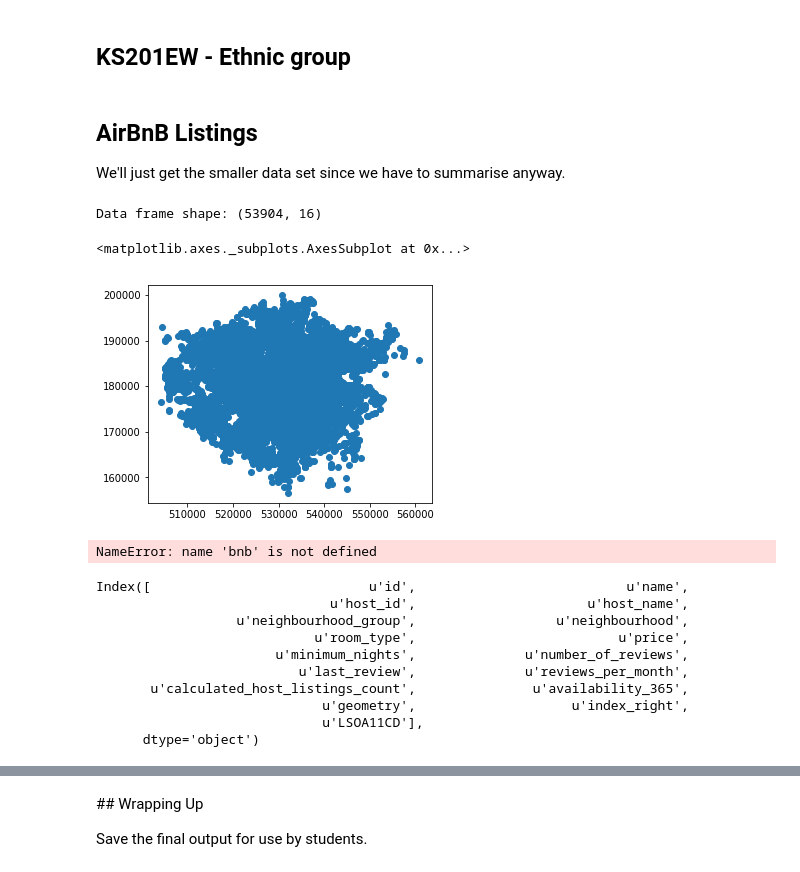
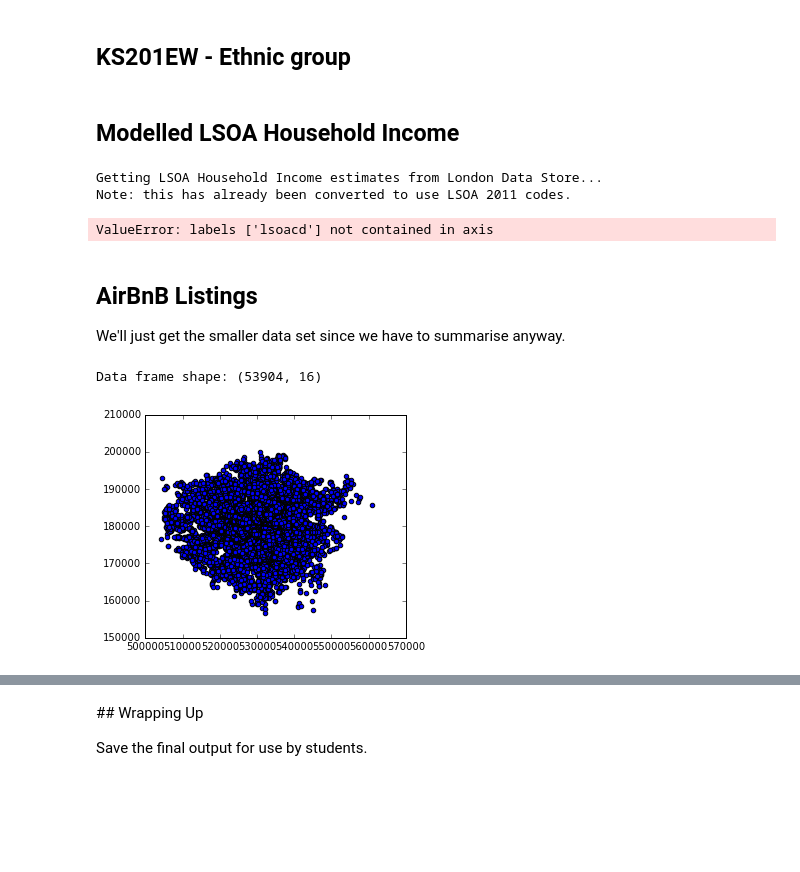
Before and after one commit to kingsgeocomp/geocomputation, a Jupyter notebook: Data Loader.ipynb, the cells around one changed output, grey strips where cells are left out. Drawn from its saved outputs; the diff is of its cells as text; code cells hidden in the pictures; blank space fills up the shorter version.

Commit message:
Have added AirBnB data and income.

```diff
--- a/Data Loader.ipynb
+++ b/Data Loader.ipynb
@@ -209,47 +211,59 @@ ethnicity.drop(['lsoanm','2011 super output area - lower layer'], axis=1, inplac
 ethnicity.sample(2)
 lsoa = pd.merge(lsoa, ethnicity, how='left', left_on='LSOA11CD', right_on='lsoacd')
 lsoa.drop(['lsoacd'], axis=1, inplace=True)
+# %% [markdown]
+## Modelled LSOA Household Income
+# %%
+print("Getting LSOA Household Income estimates from London Data Store...")
+print("Note: this has already been converted to use LSOA 2011 codes.")
+url  = ('https://files.datapress.com/london/dataset/'
+        'household-income-estimates-small-areas/'
+        'modelled-household-income-estimates-lsoa.csv')
+
+# Retrieve it
+hhi  = pd.read_csv(url)
+
+# Rename key cols
+hhi.rename(columns={'Code':'lsoacd'}, inplace=True)
+
+hhi.set_index('lsoacd', inplace=True)
+
+# And break them down into subsets
+hhi2011 = hhi.loc[:,['Median 2011/12']]
+hhi2011.rename(columns=lambda x: x.replace(' 2011/12', ' Income'), inplace=True)
+
+# Convert to numeric
+hhi2011.loc[:,('Median Income')] = pd.to_numeric(hhi2011.loc[:,'Median Income'].str.replace("\D+",""), errors='coerce')
+hhi2011.sample(3)
+
+lsoa = pd.merge(lsoa, hhi2011, how='left', left_on='LSOA11CD', right_index=True)
+# %% [output]
+Getting LSOA Household Income estimates from London Data Store...
+Note: this has already been converted to use LSOA 2011 codes.
+ValueError: labels ['lsoacd'] not contained in axis
 # %% [markdown]
 ## AirBnB Listings
 
 We'll just get the smaller data set since we have to summarise anyway.
 # %%
 from shapely.geometry import Point
+
+lsoa2 = gpd.read_file(os.path.join('LSOA','LSOA_2011_London_gen_MHW.shp'))
+lsoa2.crs = {'init': u'epsg:27700'}
 
 df = pd.read_csv(
     'http://data.insideairbnb.com/united-kingdom/england/london/2017-03-04/visualisations/listings.csv',
     low_memory=False) # The 'low memory' option means pandas doesn't guess data types
 print("Data frame shape: " + str(df.shape)) # What is the shape of the data?
 
 geometry = [Point(xy) for xy in zip(df.longitude, df.latitude)]
 df.drop(['longitude', 'latitude'], axis=1, inplace=True)
 crs = {'init': 'epsg:4326'}
 airbnb = gpd.GeoDataFrame(df, crs=crs, geometry=geometry)
 airbnb = airbnb.to_crs({'init': 'epsg:27700'})
 airbnb.plot()
+del(df)
 # %% [output]
 Data frame shape: (53904, 16)
-<matplotlib.axes._subplots.AxesSubplot at 0x...>
-[figure, old version]
+[figure, new version]
-# %%
-lsoa2 = gpd.read_file(os.path.join('LSOA','LSOA_2011_London_gen_MHW.shp'))
-lsoa2.crs = {'init': u'epsg:27700'}
-
-airbnb = gpd.sjoin(airbnb, lsoa2, how="inner", op='within')
-airbnb.head(3)
-# %% [output]
-NameError: name 'bnb' is not defined
-# %%
-airbnb.columns[0:17]
-# %% [output]
-Index([                            u'id',                           u'name',
-                              u'host_id',                      u'host_name',
-                  u'neighbourhood_group',                  u'neighbourhood',
-                            u'room_type',                          u'price',
-                       u'minimum_nights',              u'number_of_reviews',
-                          u'last_review',              u'reviews_per_month',
-       u'calculated_host_listings_count',               u'availability_365',
-                             u'geometry',                    u'index_right',
-                             u'LSOA11CD'],
-      dtype='object')
 # %%
```
Also changed, not shown: parts of 19 cells of this notebook, 1 other file.
